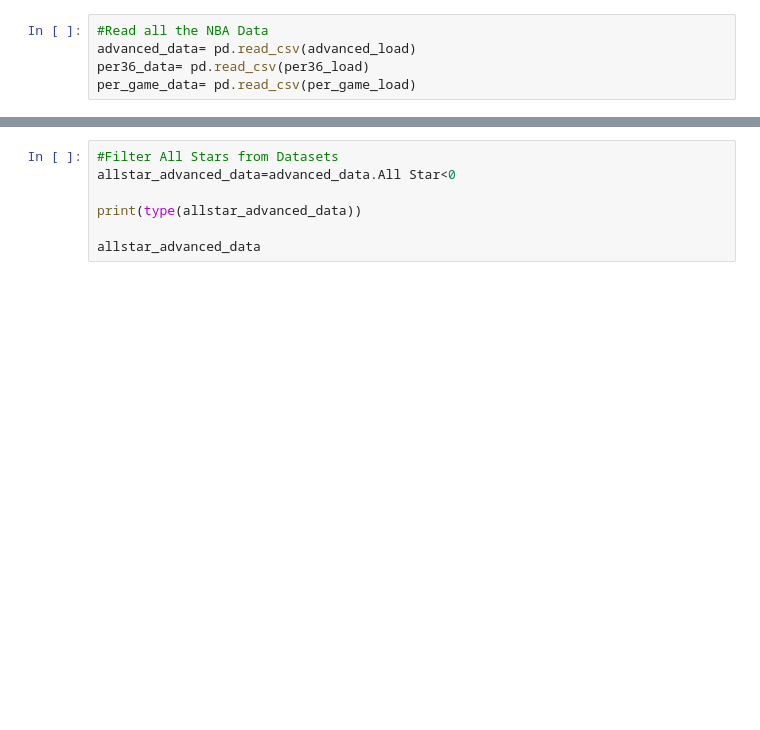
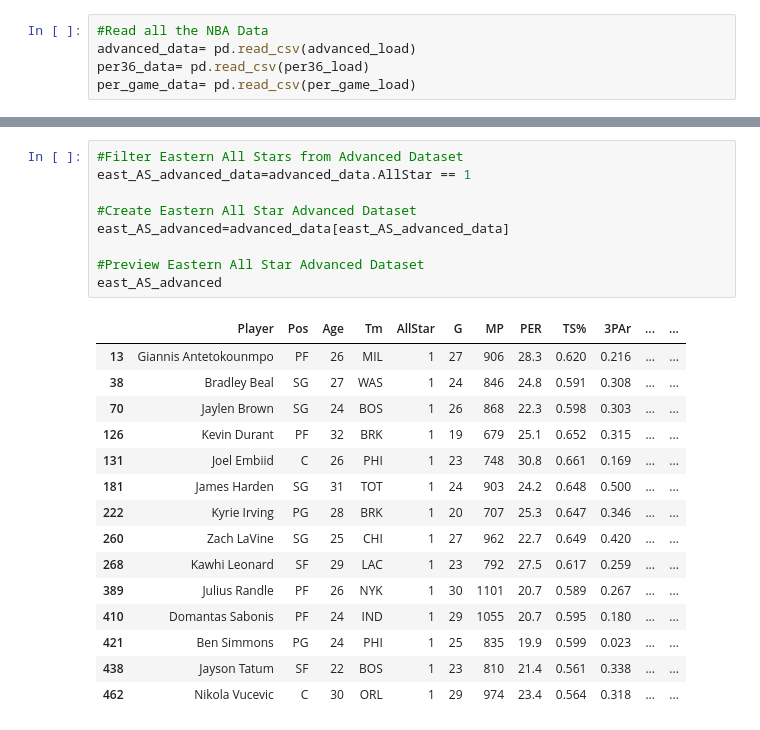
Before and after one commit to shamiltajuddin/NBA-data-21, a Jupyter notebook: NBA_Visuals21.ipynb, the cells around one changed output, grey strips where cells are left out. Saved outputs shown, nothing was run; the diff lists cells and outputs as text; blank space fills up the shorter version.

Commit message:
Cleaned CSV data on Jupyter Notebook

```diff
--- a/NBA_Visuals21.ipynb
+++ b/NBA_Visuals21.ipynb
@@ -53,10 +53,27 @@ per_game_data.head()
 | 4 | LaMarcus Aldridge | C | 35 | SAS | 0 | 18 | 18 | 26.7 | 5.9 | 12.5 | ... | ... |
 5 rows × 30 columns
 # %%
-#Filter All Stars from Datasets
-allstar_advanced_data=advanced_data.All Star<0
+#Filter Eastern All Stars from Advanced Dataset
+east_AS_advanced_data=advanced_data.AllStar == 1
 
-print(type(allstar_advanced_data))
+#Create Eastern All Star Advanced Dataset
+east_AS_advanced=advanced_data[east_AS_advanced_data]
 
-allstar_advanced_data
+#Preview Eastern All Star Advanced Dataset
+east_AS_advanced
 # %% [output]
+|  | Player | Pos | Age | Tm | AllStar | G | MP | PER | TS% | 3PAr | ... | ... |
+| 13 | Giannis Antetokounmpo | PF | 26 | MIL | 1 | 27 | 906 | 28.3 | 0.620 | 0.216 | ... | ... |
+| 38 | Bradley Beal | SG | 27 | WAS | 1 | 24 | 846 | 24.8 | 0.591 | 0.308 | ... | ... |
+| 70 | Jaylen Brown | SG | 24 | BOS | 1 | 26 | 868 | 22.3 | 0.598 | 0.303 | ... | ... |
+| 126 | Kevin Durant | PF | 32 | BRK | 1 | 19 | 679 | 25.1 | 0.652 | 0.315 | ... | ... |
+| 131 | Joel Embiid | C | 26 | PHI | 1 | 23 | 748 | 30.8 | 0.661 | 0.169 | ... | ... |
+| 181 | James Harden | SG | 31 | TOT | 1 | 24 | 903 | 24.2 | 0.648 | 0.500 | ... | ... |
+| 222 | Kyrie Irving | PG | 28 | BRK | 1 | 20 | 707 | 25.3 | 0.647 | 0.346 | ... | ... |
+| 260 | Zach LaVine | SG | 25 | CHI | 1 | 27 | 962 | 22.7 | 0.649 | 0.420 | ... | ... |
+| 268 | Kawhi Leonard | SF | 29 | LAC | 1 | 23 | 792 | 27.5 | 0.617 | 0.259 | ... | ... |
+| 389 | Julius Randle | PF | 26 | NYK | 1 | 30 | 1101 | 20.7 | 0.589 | 0.267 | ... | ... |
+| 410 | Domantas Sabonis | PF | 24 | IND | 1 | 29 | 1055 | 20.7 | 0.595 | 0.180 | ... | ... |
+| 421 | Ben Simmons | PG | 24 | PHI | 1 | 25 | 835 | 19.9 | 0.599 | 0.023 | ... | ... |
+| 438 | Jayson Tatum | SF | 22 | BOS | 1 | 23 | 810 | 21.4 | 0.561 | 0.338 | ... | ... |
+| 462 | Nikola Vucevic | C | 30 | ORL | 1 | 29 | 974 | 23.4 | 0.564 | 0.318 | ... | ... |
```
Also changed, not shown: parts of 9 cells of this notebook.
